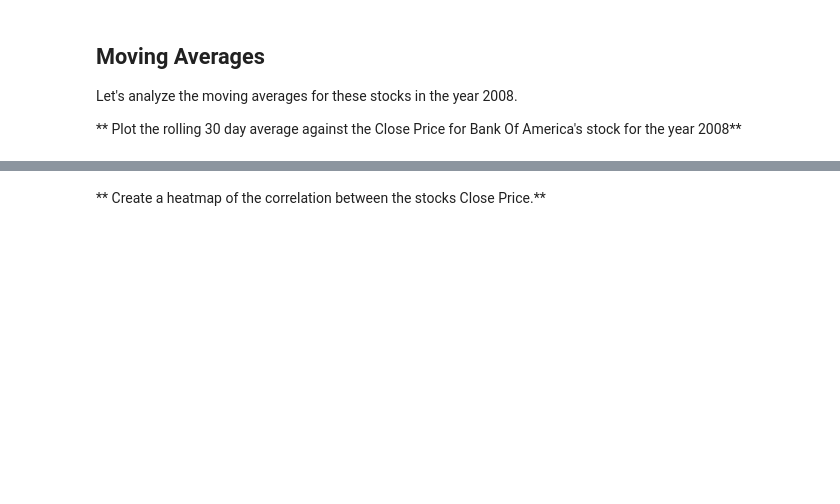
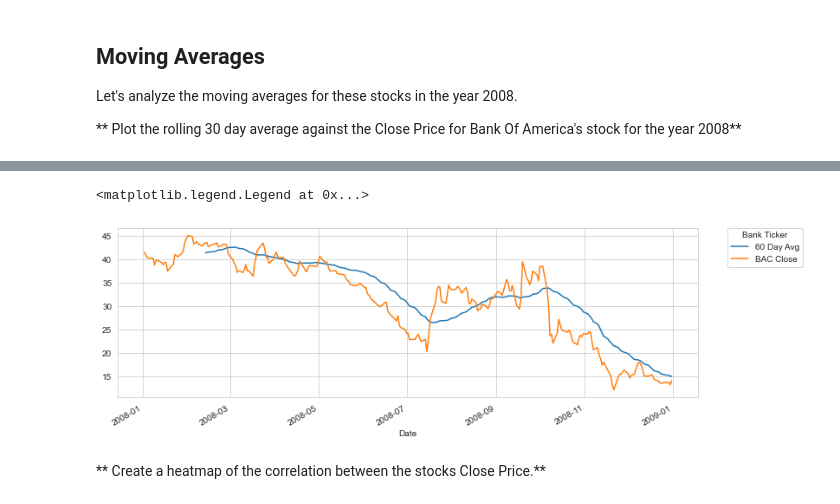
Before and after one commit to roblivesinottawa/data_science_machine_learning_python, a Jupyter notebook: 10-Data-Capstone-Projects/03-Finance Project.ipynb, the cells around one changed output, grey strips where cells are left out. Drawn from its saved outputs; the diff is of its cells as text; code cells hidden in the pictures; blank space fills up the shorter version.

```diff
--- a/10-Data-Capstone-Projects/03-Finance Project.ipynb
+++ b/10-Data-Capstone-Projects/03-Finance Project.ipynb
@@ -443,2 +468,10 @@ Let's analyze the moving averages for these stocks in the year 2008.
+# %%
+plt.figure(figsize=(12,4))
+BAC['High'].loc['2008-01-01':'2009-01-01'].rolling(window=30).mean().plot(label='60 Day Avg')
+BAC['High'].loc['2008-01-01':'2009-01-01'].plot(label='BAC Close')
+plt.legend(title='Bank Ticker', bbox_to_anchor=(1.05, 1), loc=2, borderaxespad=0.)
+# %% [output]
+<matplotlib.legend.Legend at 0x...>
+[figure, added]
 # %% [markdown]
 ** Create a heatmap of the correlation between the stocks Close Price.**
```
Also changed, not shown: parts of 35 cells of this notebook.
